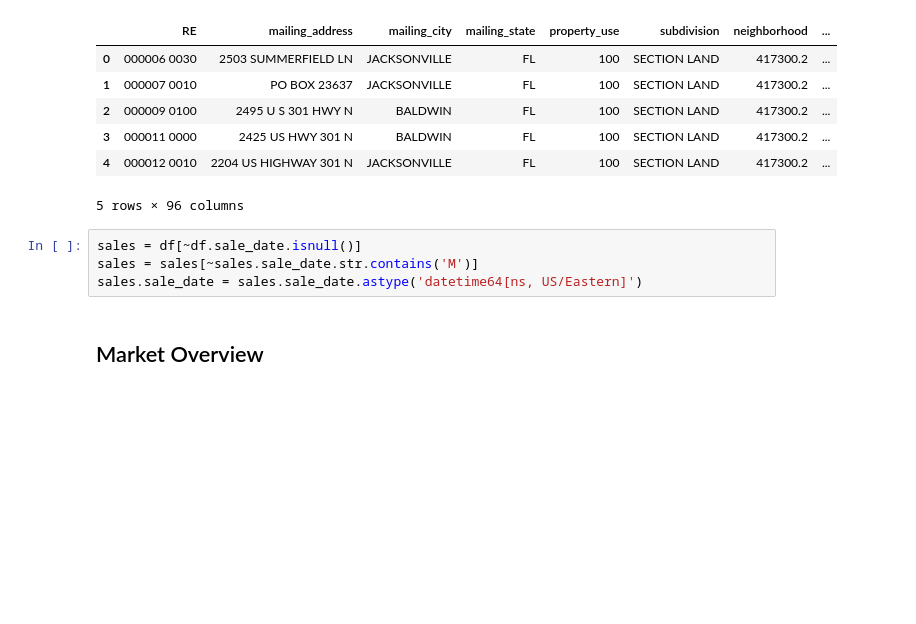
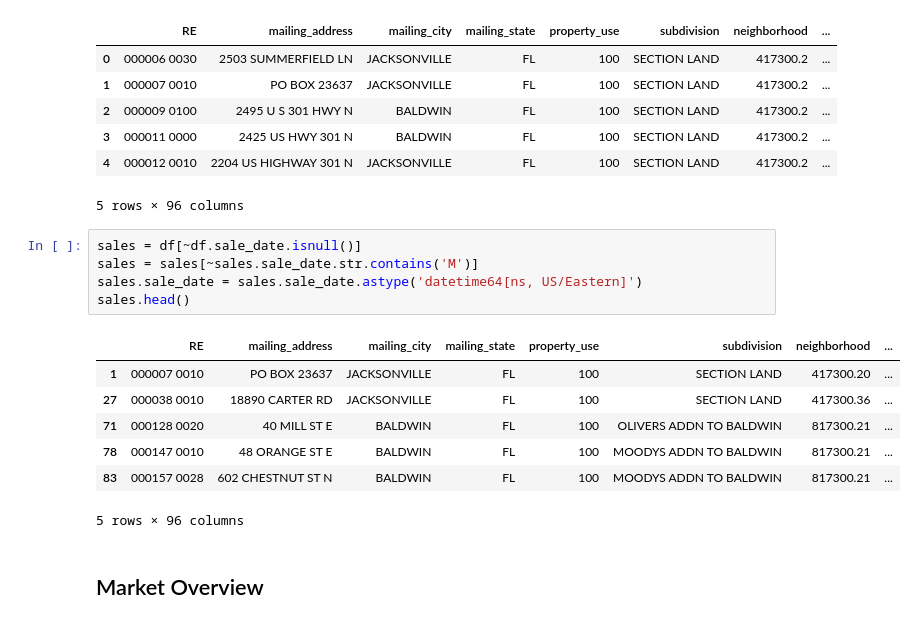
Before and after one commit to WillRobinson152/DS_Assingments, a Jupyter notebook: Jax Housing Analysis/4.EDA.ipynb, the cells around one changed output. Saved outputs shown, nothing was run; the diff lists cells and outputs as text; blank space fills up the shorter version.

```diff
--- a/Jax Housing Analysis/4.EDA.ipynb
+++ b/Jax Housing Analysis/4.EDA.ipynb
@@ -25,7 +25,16 @@ df.head()
 # %%
 sales = df[~df.sale_date.isnull()]
 sales = sales[~sales.sale_date.str.contains('M')]
 sales.sale_date = sales.sale_date.astype('datetime64[ns, US/Eastern]')
+sales.head()
+# %% [output]
+|  | RE | mailing_address | mailing_city | mailing_state | property_use | subdivision | neighborhood | ... |
+| 1 | 000007 0010 | PO BOX 23637 | JACKSONVILLE | FL | 100 | SECTION LAND | 417300.20 | ... |
+| 27 | 000038 0010 | 18890 CARTER RD | JACKSONVILLE | FL | 100 | SECTION LAND | 417300.36 | ... |
+| 71 | 000128 0020 | 40 MILL ST E | BALDWIN | FL | 100 | OLIVERS ADDN TO BALDWIN | 817300.21 | ... |
+| 78 | 000147 0010 | 48 ORANGE ST E | BALDWIN | FL | 100 | MOODYS ADDN TO BALDWIN | 817300.21 | ... |
+| 83 | 000157 0028 | 602 CHESTNUT ST N | BALDWIN | FL | 100 | MOODYS ADDN TO BALDWIN | 817300.21 | ... |
+5 rows × 96 columns
 # %% [markdown]
 ## Market Overview
 # %% [markdown]
```
Also changed, not shown: parts of 4 cells of this notebook.
